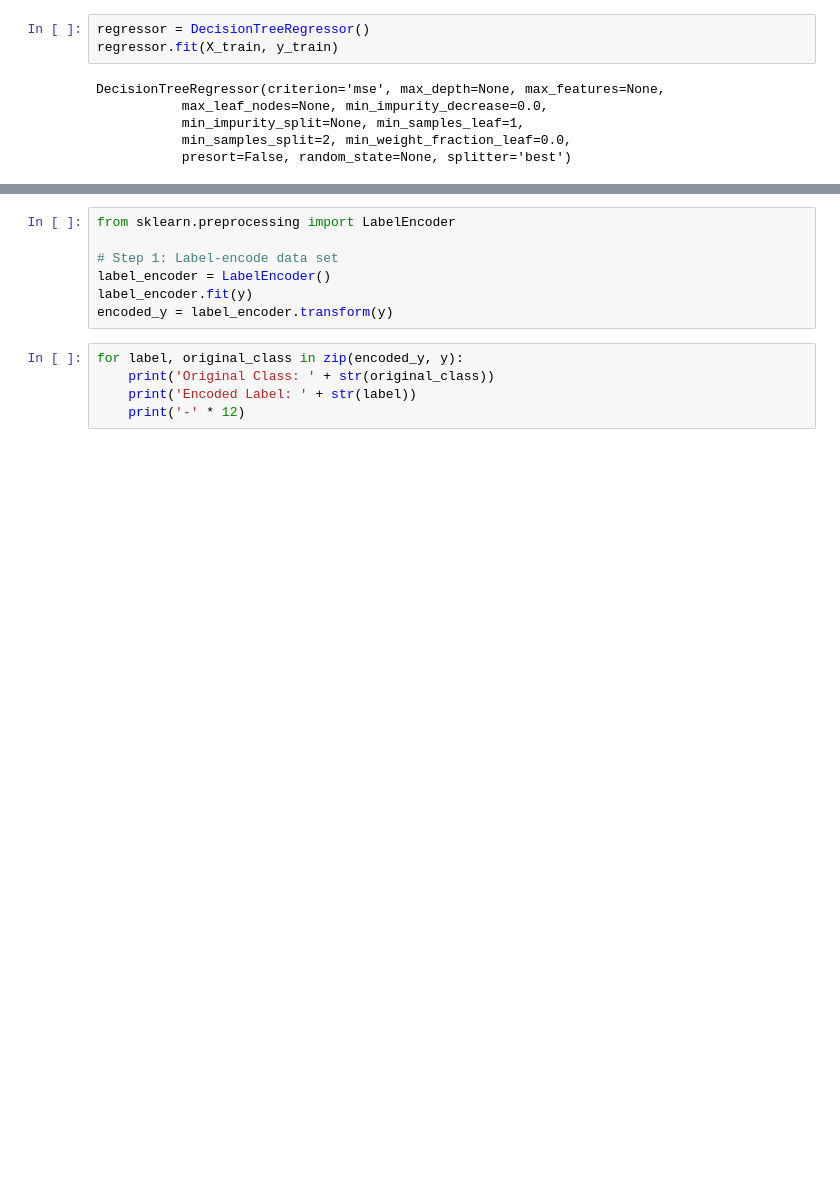
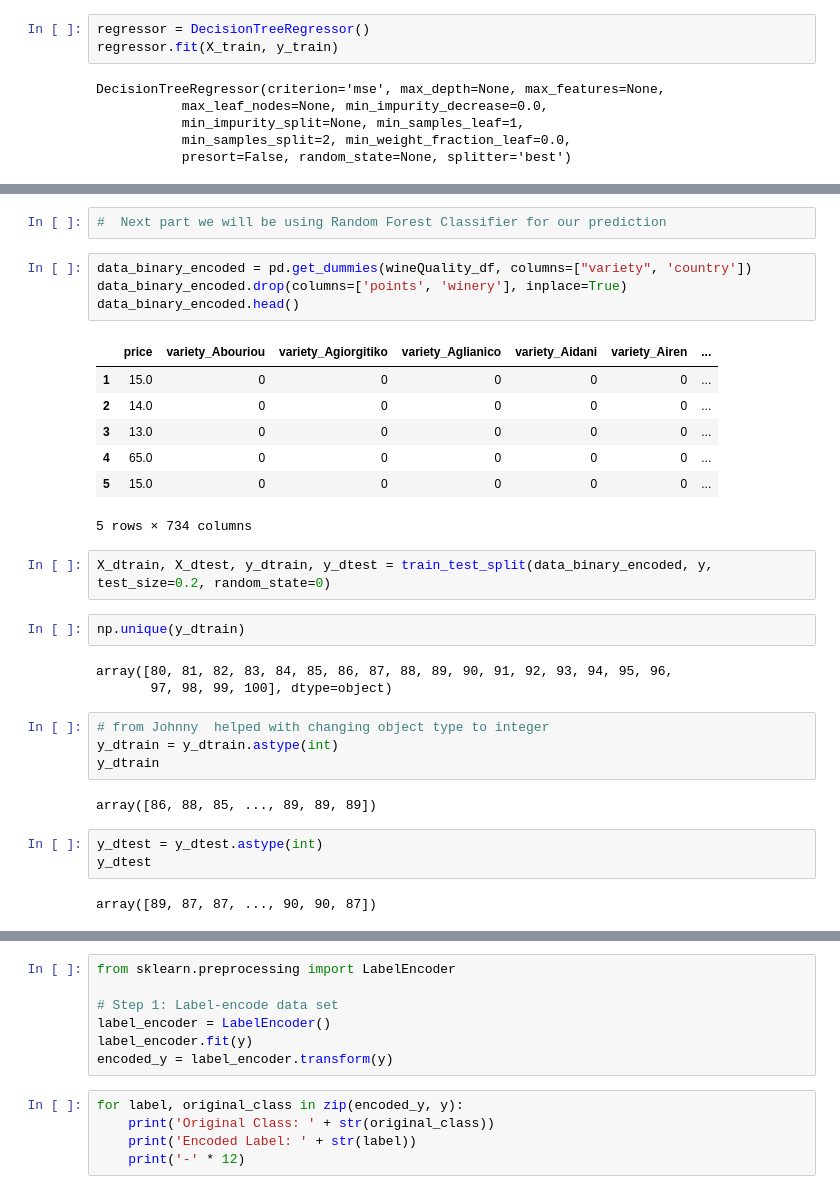
Before and after one commit to ensieblume/Final-Project, a Jupyter notebook: MachineLearning.ipynb, the cells around one changed output, grey strips where cells are left out. Saved outputs shown, nothing was run; the diff lists cells and outputs as text; blank space fills up the shorter version.

```diff
--- a/MachineLearning.ipynb
+++ b/MachineLearning.ipynb
@@ -447,0 +541,32 @@ gb_clf.fit(x_train,y_train)
+# %%
+#  Next part we will be using Random Forest Classifier for our prediction
+# %%
+data_binary_encoded = pd.get_dummies(wineQuality_df, columns=["variety", 'country'])
+data_binary_encoded.drop(columns=['points', 'winery'], inplace=True)
+data_binary_encoded.head()
+# %% [output]
+|  | price | variety_Abouriou | variety_Agiorgitiko | variety_Aglianico | variety_Aidani | variety_Airen | ... |
+| 1 | 15.0 | 0 | 0 | 0 | 0 | 0 | ... |
+| 2 | 14.0 | 0 | 0 | 0 | 0 | 0 | ... |
+| 3 | 13.0 | 0 | 0 | 0 | 0 | 0 | ... |
+| 4 | 65.0 | 0 | 0 | 0 | 0 | 0 | ... |
+| 5 | 15.0 | 0 | 0 | 0 | 0 | 0 | ... |
+5 rows × 734 columns
+# %%
+X_dtrain, X_dtest, y_dtrain, y_dtest = train_test_split(data_binary_encoded, y, test_size=0.2, random_state=0)
+# %%
+np.unique(y_dtrain)
+# %% [output]
+array([80, 81, 82, 83, 84, 85, 86, 87, 88, 89, 90, 91, 92, 93, 94, 95, 96,
+       97, 98, 99, 100], dtype=object)
+# %%
+# from Johnny  helped with changing object type to integer
+y_dtrain = y_dtrain.astype(int)
+y_dtrain
+# %% [output]
+array([86, 88, 85, ..., 89, 89, 89])
+# %%
+y_dtest = y_dtest.astype(int)
+y_dtest
+# %% [output]
+array([89, 87, 87, ..., 90, 90, 87])
```
Also changed, not shown: parts of 50 cells of this notebook, 2 other files.
